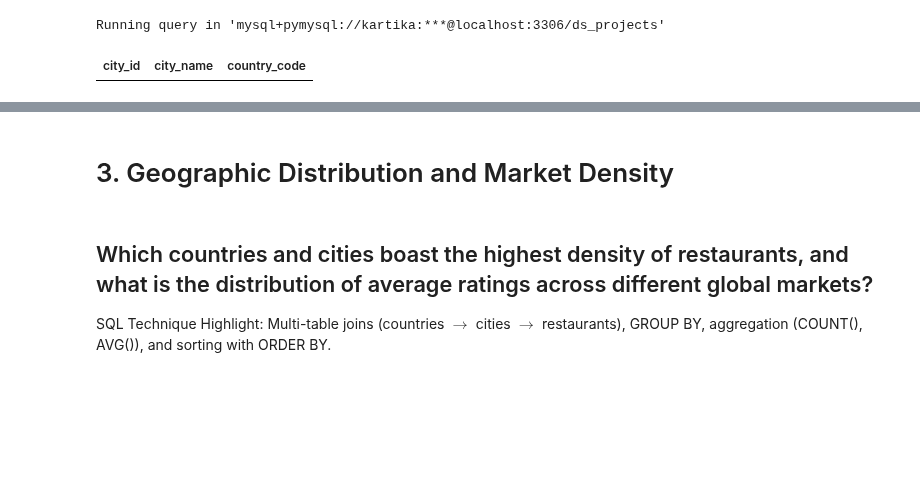
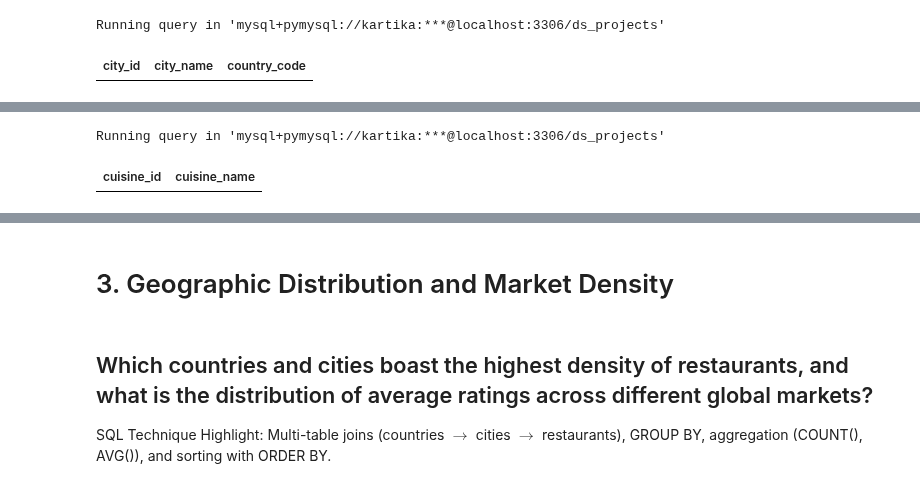
Before and after one commit to Kartika-Nidhi/Restaurant_Analysis_SQL, a Jupyter notebook: Restaurant_Analysis_SQl.ipynb, the cells around one changed output, grey strips where cells are left out. Saved outputs shown, nothing was run; the diff lists cells and outputs as text; code cells hidden in the pictures; blank space fills up the shorter version.

```diff
--- a/Restaurant_Analysis_SQl.ipynb
+++ b/Restaurant_Analysis_SQl.ipynb
@@ -292,0 +306,13 @@ Running query in 'mysql+pymysql://kartika:***@localhost:3306/ds_projects'
+# %%
+%%sql
+
+SELECT *
+FROM cuisines AS cui
+WHERE NOT EXISTS(
+    SELECT 1
+    FROM restaurant_cuisines AS res
+    WHERE res.cuisine_id = cui.cuisine_id
+);
+# %% [output]
+Running query in 'mysql+pymysql://kartika:***@localhost:3306/ds_projects'
+| cuisine_id | cuisine_name |
```
Also changed, not shown: parts of 8 cells of this notebook.
